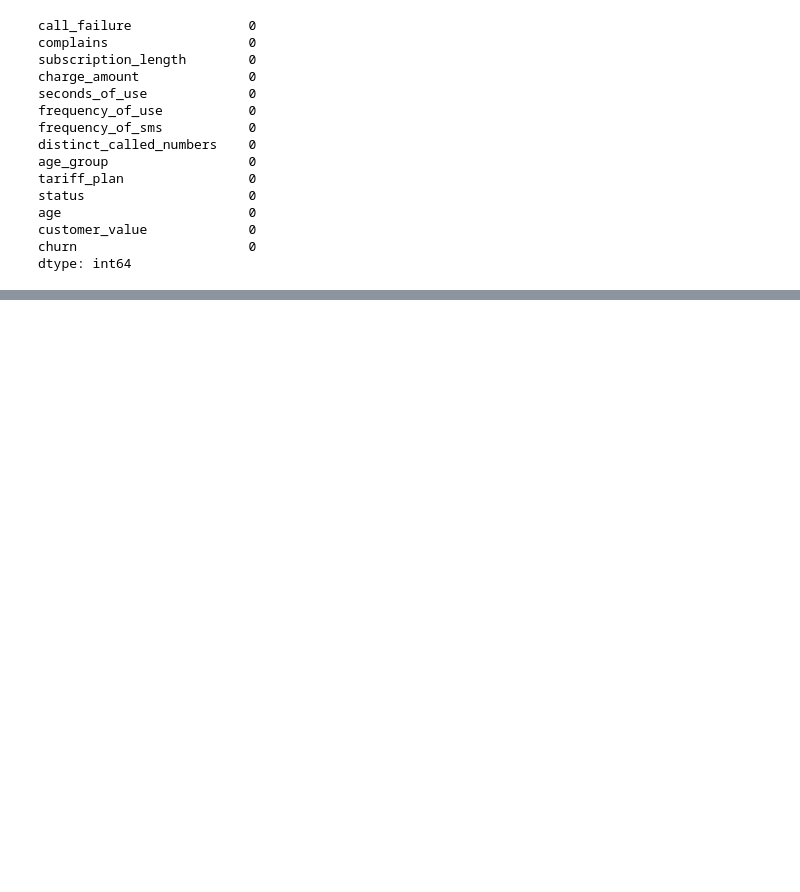
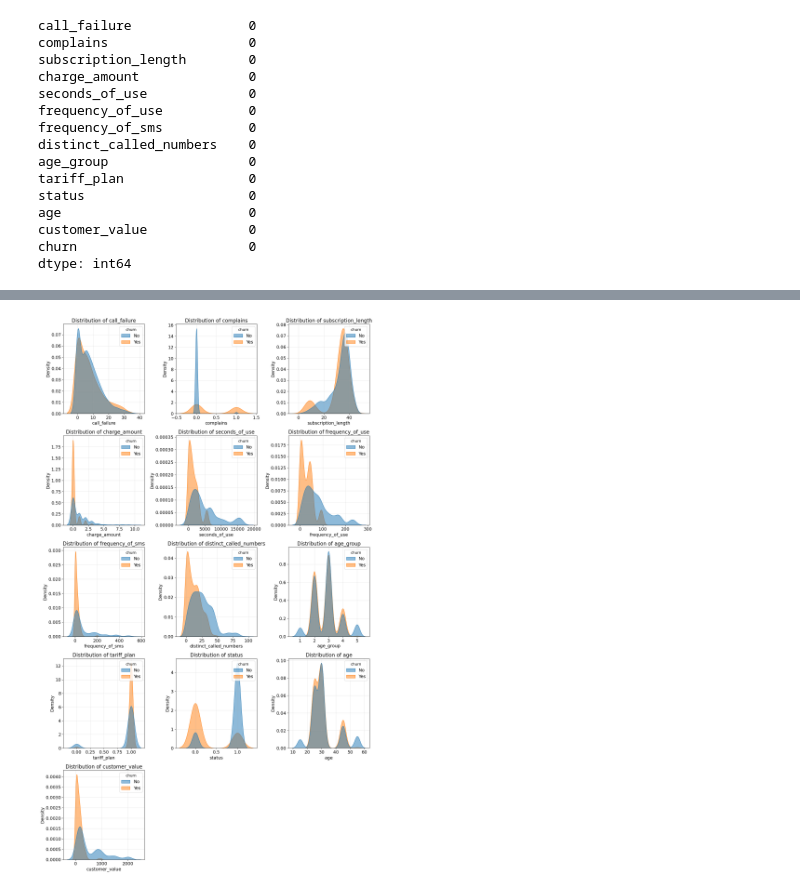
Before and after one commit to redRNR/Telecom-Churn-Prediction, a Jupyter notebook: Churn Project.ipynb, the cells around one changed output, grey strips where cells are left out. Cells and saved outputs as stored; diff of their text form; code cells hidden in the pictures; blank space fills up the shorter version.

```diff
--- a/Churn Project.ipynb
+++ b/Churn Project.ipynb
@@ -110,3 +148,73 @@ plt.close()
+# %%
+import pandas as pd
+import numpy as np
+import seaborn as sns
+import matplotlib.pyplot as plt
+from matplotlib.gridspec import GridSpec
+
+def plot_distributions(df):
+    """
+    Create density plots for all numeric columns, split by churn status.
+    """
+    # Get numeric columns except 'churn'
+    numeric_cols = df.select_dtypes(include=[np.number]).columns.tolist()
+    numeric_cols.remove('churn') if 'churn' in numeric_cols else None
+
+    # Calculate grid dimensions
+    n_cols = 3  # We can adjust this for different layouts
+    n_rows = int(np.ceil(len(numeric_cols) / n_cols))
+
+    # Set global font size for plots
+    plt.rc('axes', titlesize=16)  # Title font size
+    plt.rc('axes', labelsize=14)  # Axis labels font size
+    plt.rc('xtick', labelsize=14)  # X-tick labels font size
+    plt.rc('ytick', labelsize=14)  # Y-tick labels font size
+    plt.rc('legend', fontsize=14)  # Legend font size
+    plt.rc('font', size=12)  # General font size
+
+    # Create figure with subplots
+    fig = plt.figure(figsize=(15, 5*n_rows))
+    gs = GridSpec(n_rows, n_cols)
+
+    # Create a plot for each numeric column
+    for idx, column in enumerate(numeric_cols):
+        row = idx // n_cols
+        col = idx % n_cols
+
+        ax = fig.add_subplot(gs[row, col])
+
+        # Create density plot
+        sns.kdeplot(data=df, x=column, hue='churn',
+                   fill=True, common_norm=False,
+                   alpha=.5, linewidth=1,
+                   ax=ax)
+
+        # Customize plot
+        ax.set_title(f'Distribution of {column}')
+        ax.grid(True, alpha=0.3)
+
+    plt.tight_layout()
+
+    # Save the figure before showing it
+    plt.savefig('distributions.png', dpi=300, bbox_inches='tight')
+    plt.show()
+
+def main():
+    # Load the data
+    df = pd.read_csv('Customer Churn.csv')
+    df.columns = df.columns.str.lower().str.replace(r'\s+', '_', regex=True)
+    df[['tariff_plan', 'status']] = df[['tariff_plan', 'status']].replace(2, 0)
+
+    # Convert churn to categorical Yes/No
+    df['churn'] = df['churn'].map({0: 'No', 1: 'Yes'})
+
+    # Create plots
+    plot_distributions(df)
+
+if __name__ == "__main__":
+    main()
+# %% [output]
+[figure, added]
 # %%
 import pandas as pd
 import numpy as np
```
Also changed, not shown: parts of 3 cells of this notebook, 6 other files.
